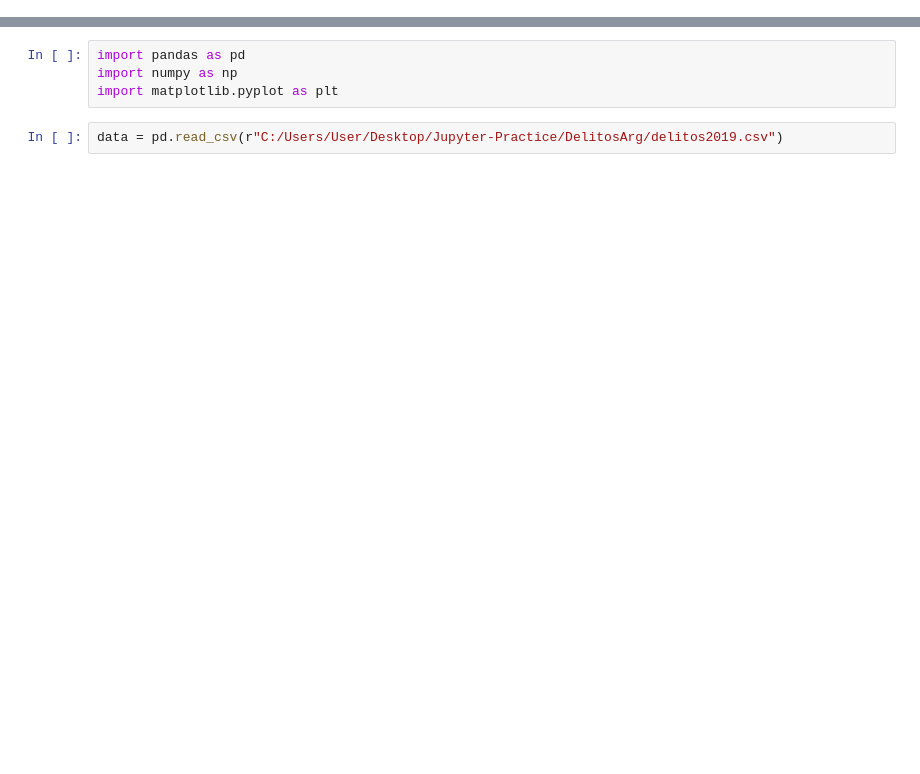
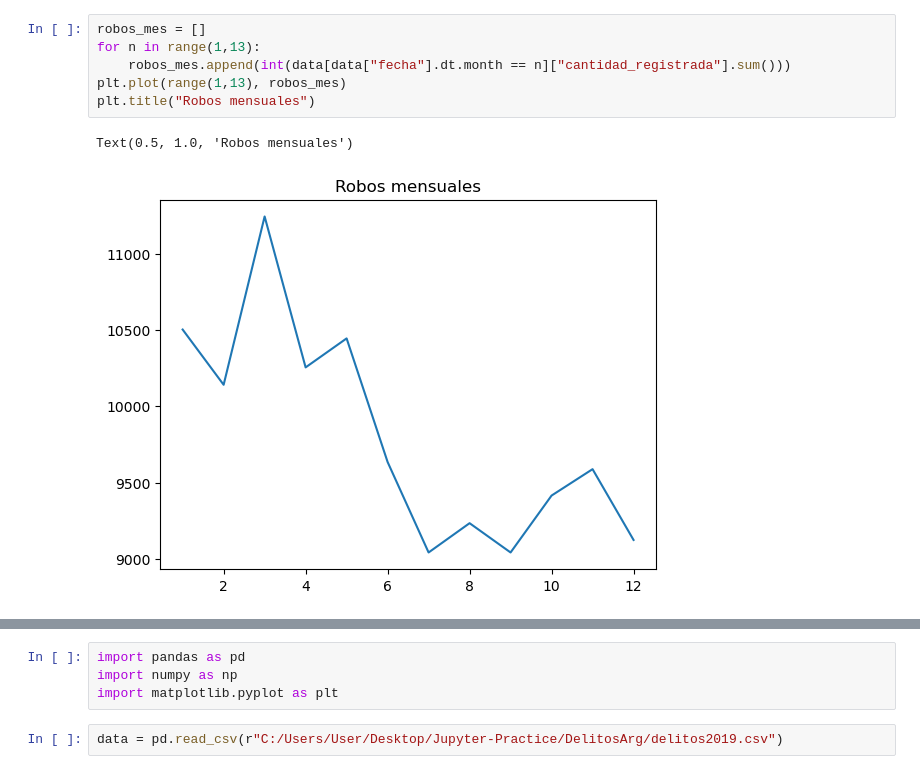
Before and after one commit to monardop/Jupyter-Practice, a Jupyter notebook: DelitosArg/DelitosArg.ipynb, the cells around one changed output, grey strips where cells are left out. Cells and saved outputs as stored; diff of their text form; blank space fills up the shorter version.

```diff
--- a/DelitosArg/DelitosArg.ipynb
+++ b/DelitosArg/DelitosArg.ipynb
@@ -5,0 +25,9 @@ Este trabajo trata de analizar esta problemática con las herramientas vistas en
+# %%
+robos_mes = []
+for n in range(1,13):
+    robos_mes.append(int(data[data["fecha"].dt.month == n]["cantidad_registrada"].sum()))
+plt.plot(range(1,13), robos_mes)
+plt.title("Robos mensuales")
+# %% [output]
+Text(0.5, 1.0, 'Robos mensuales')
+[figure, added]
```
Also changed, not shown: parts of 15 cells of this notebook.
